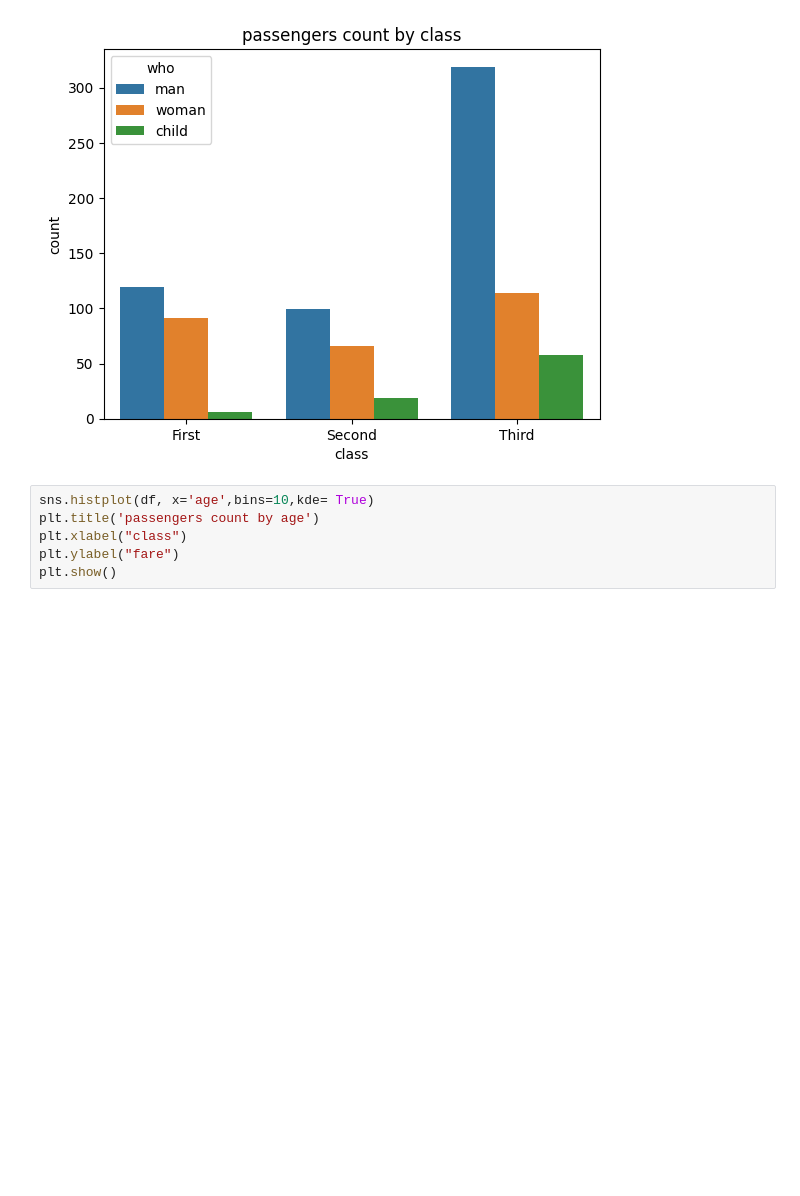
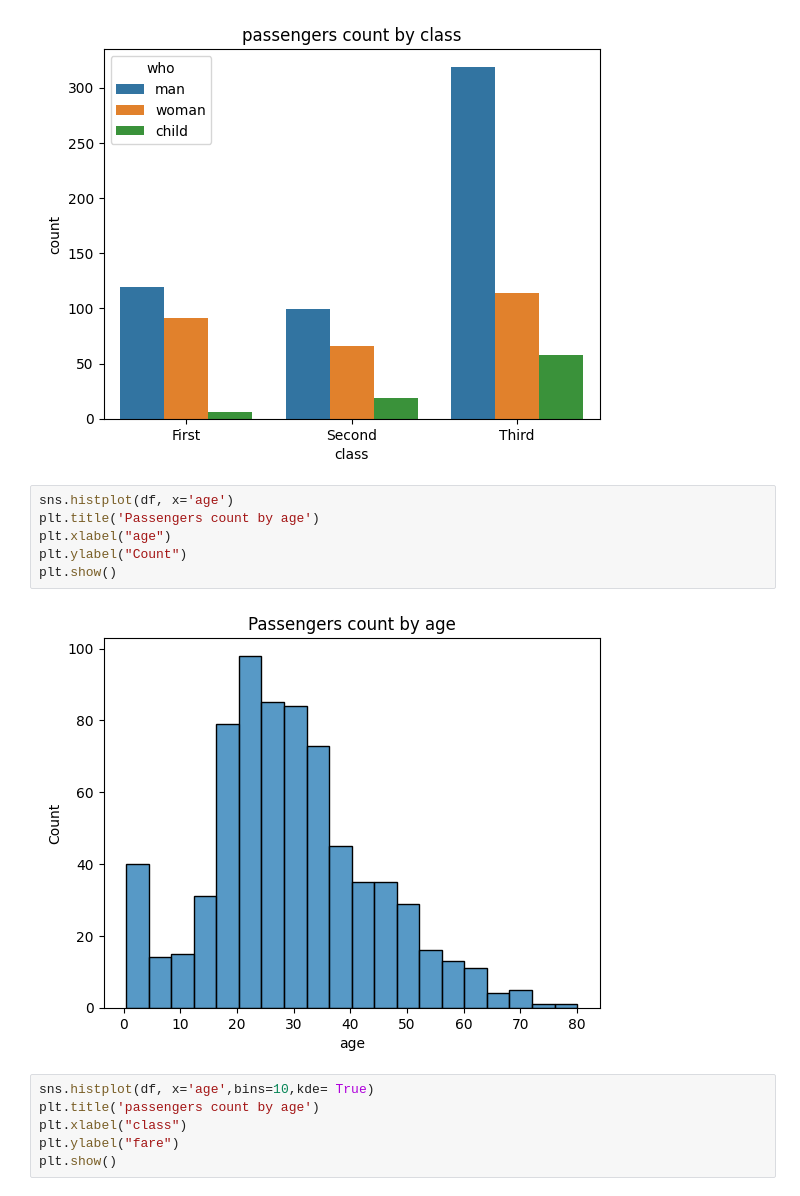
Before and after one commit to aliyagith/PYTHON-DATA-SCIENCE, a Jupyter notebook: Graphs.ipynb, the cells around one changed output. Saved outputs shown, nothing was run; the diff lists cells and outputs as text; blank space fills up the shorter version.

Commit message:
Graph- seaborn , plotly

```diff
--- a/Graphs.ipynb
+++ b/Graphs.ipynb
@@ -70,6 +70,14 @@ plt.ylabel("count")
 plt.show()
 # %% [output]
 [figure]
+# %%
+sns.histplot(df, x='age')
+plt.title('Passengers count by age')
+plt.xlabel("age")
+plt.ylabel("Count")
+plt.show()
+# %% [output]
+[figure, added]
 # %%
 sns.histplot(df, x='age',bins=10,kde= True)
 plt.title('passengers count by age')
```
Also changed, not shown: parts of 1 cell of this notebook.
